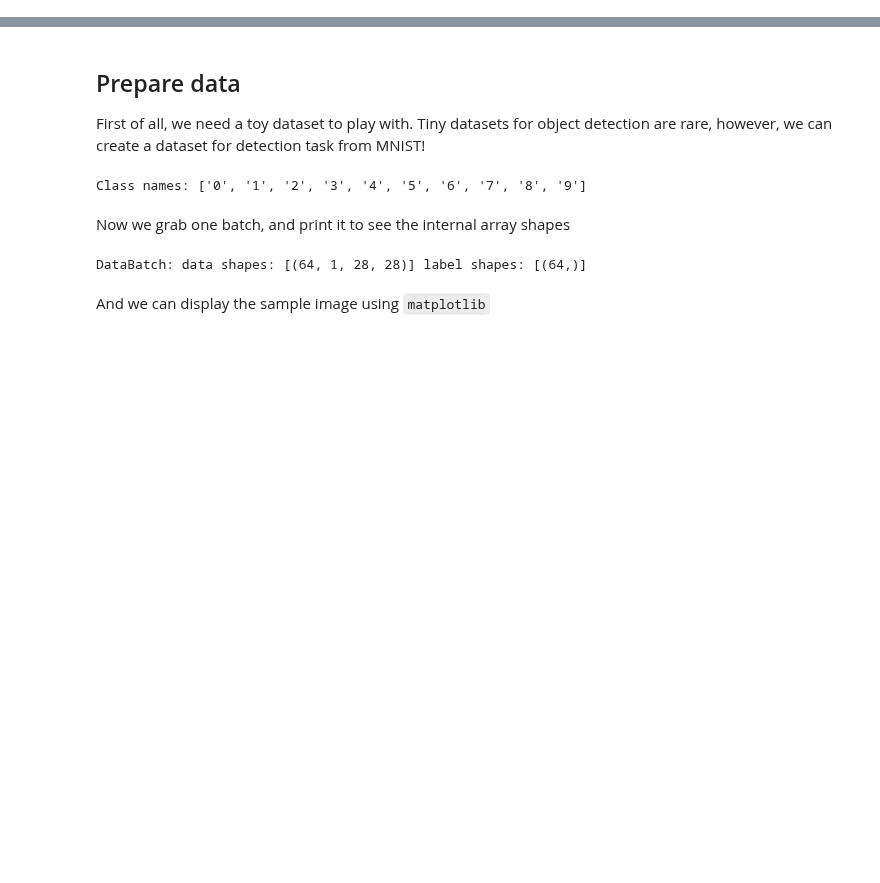
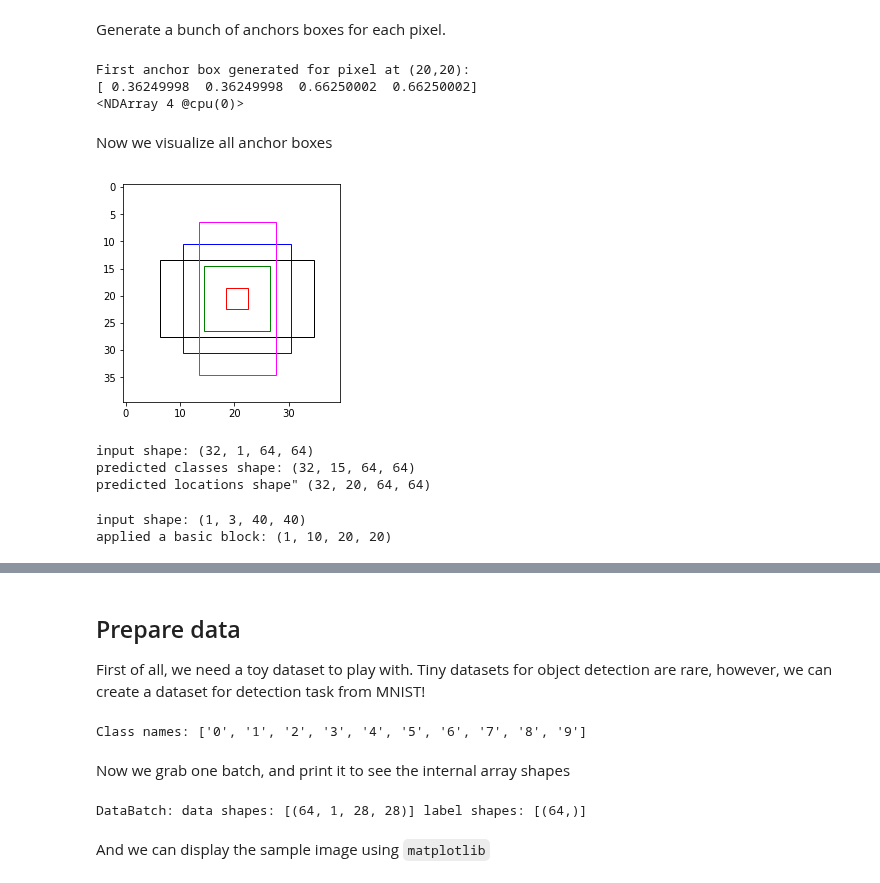
Before and after one commit to zackchase/mxnet-the-straight-dope, a Jupyter notebook: P06-C03-object-detection.ipynb, the cells around one changed output, grey strips where cells are left out. Saved outputs shown, nothing was run; the diff lists cells and outputs as text; code cells hidden in the pictures; blank space fills up the shorter version.

```diff
--- a/P06-C03-object-detection.ipynb
+++ b/P06-C03-object-detection.ipynb
@@ -19,0 +11,78 @@ import time
+# %% [markdown]
+Generate a bunch of anchors boxes for each pixel.
+# %%
+from mxnet import nd
+from mxnet.contrib.ndarray import MultiBoxPrior
+
+h = 40  # height
+w = 40  # weight
+# input format batch x channel x height x weight
+x = nd.zeros((1,3,h,w))
+#
+y = MultiBoxPrior(x, sizes=[.5, .3, .1], ratios=[1, 2, .5])
+boxes = y.reshape((h, w, -1, 4))
+print('First anchor box generated for pixel at (20,20):',
+      boxes[20, 20, 1, :])
+# %% [output]
+First anchor box generated for pixel at (20,20):
+[ 0.36249998  0.36249998  0.66250002  0.66250002]
+<NDArray 4 @cpu(0)>
+# %% [markdown]
+Now we visualize all anchor boxes
+# %%
+import matplotlib.pyplot as plt
+def box_to_rect(box, color):
+    """convert an anchor box to a matplotlib rectangle"""
+    box = box.asnumpy()
+    return plt.Rectangle(
+        (box[0]*h, box[1]*w), (box[2]-box[0])*h, (box[3]-box[1])*w,
+        fill=False, edgecolor=color)
+colors = ['blue', 'green', 'red', 'black', 'magenta']
+plt.imshow(nd.ones((h, w, 3)).asnumpy())
+anchors = boxes[20, 20, :, :]
+for i in range(anchors.shape[0]):
+    plt.gca().add_patch(box_to_rect(anchors[i,:], colors[i]))
+plt.show()
+# %% [output]
+[figure, added]
+# %%
+from mxnet.gluon import nn
+def predict_cls(num_anchors, num_classes):
+    """return a layer to predict classes"""
+    return nn.Conv2D(num_anchors * (num_classes + 1), 3, padding=1)
+def predict_loc(num_anchors):
+    """return a layer to predict locations"""
+    return nn.Conv2D(num_anchors * 4, 3, padding=1)
+
+# test
+print('input shape:', x.shape)
+cls = predict_cls(5, 2)
+cls.initialize()
+print('predicted classes shape:', cls(x).shape)
+loc = predict_loc(5)
+loc.initialize()
+print('predicted locations shape"', loc(x).shape)
+# %% [output]
+input shape: (32, 1, 64, 64)
+predicted classes shape: (32, 15, 64, 64)
+predicted locations shape" (32, 20, 64, 64)
+# %%
+def basic_block(num_filters):
+    """stack two Conv-BatchNorm-Relu blocks and then a pooling layer
+    to halve the feature size"""
+    out = nn.HybridSequential()
+    for _ in range(2):
+        out.add(nn.Conv2D(num_filters, 3, strides=1, padding=1))
+        out.add(nn.BatchNorm(in_channels=num_filters))
+        out.add(nn.Activation('relu'))
+    out.add(nn.MaxPool2D())
+    return out
+
+# test
+blk = basic_block(10)
+blk.initialize()
+print('input shape:', x.shape)
+print('applied a basic block:', blk(x).shape)
+# %% [output]
+input shape: (1, 3, 40, 40)
+applied a basic block: (1, 10, 20, 20)
```
Also changed, not shown: parts of 22 cells of this notebook.
